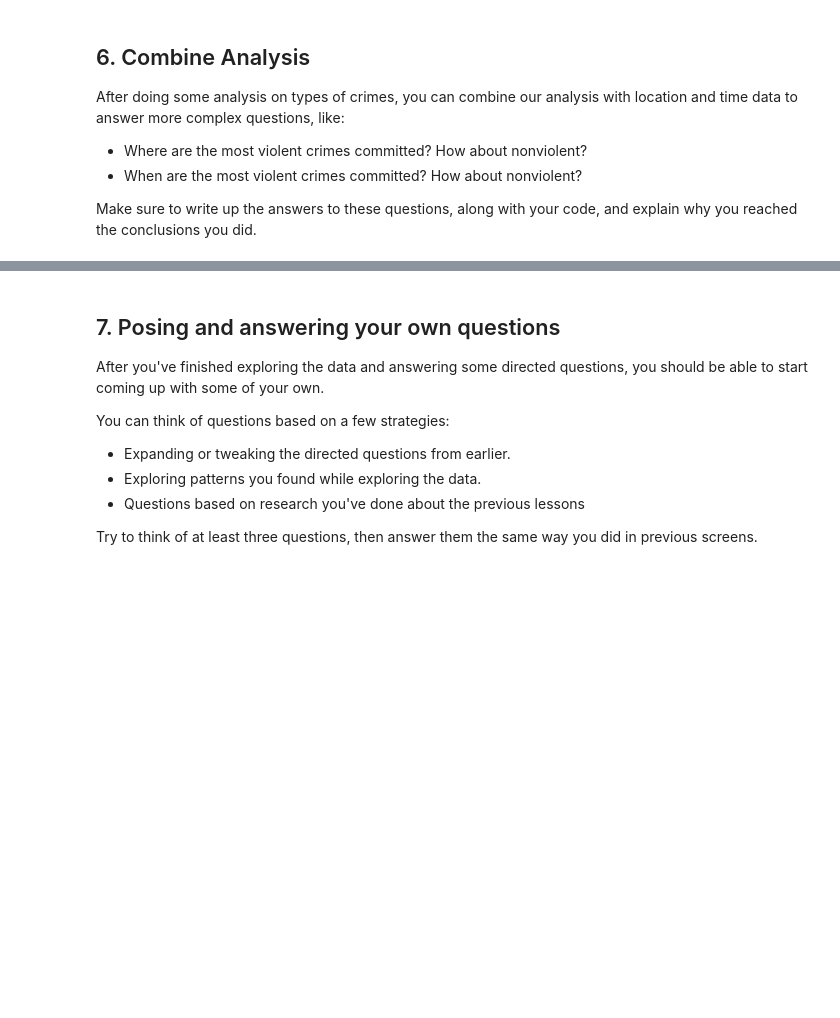
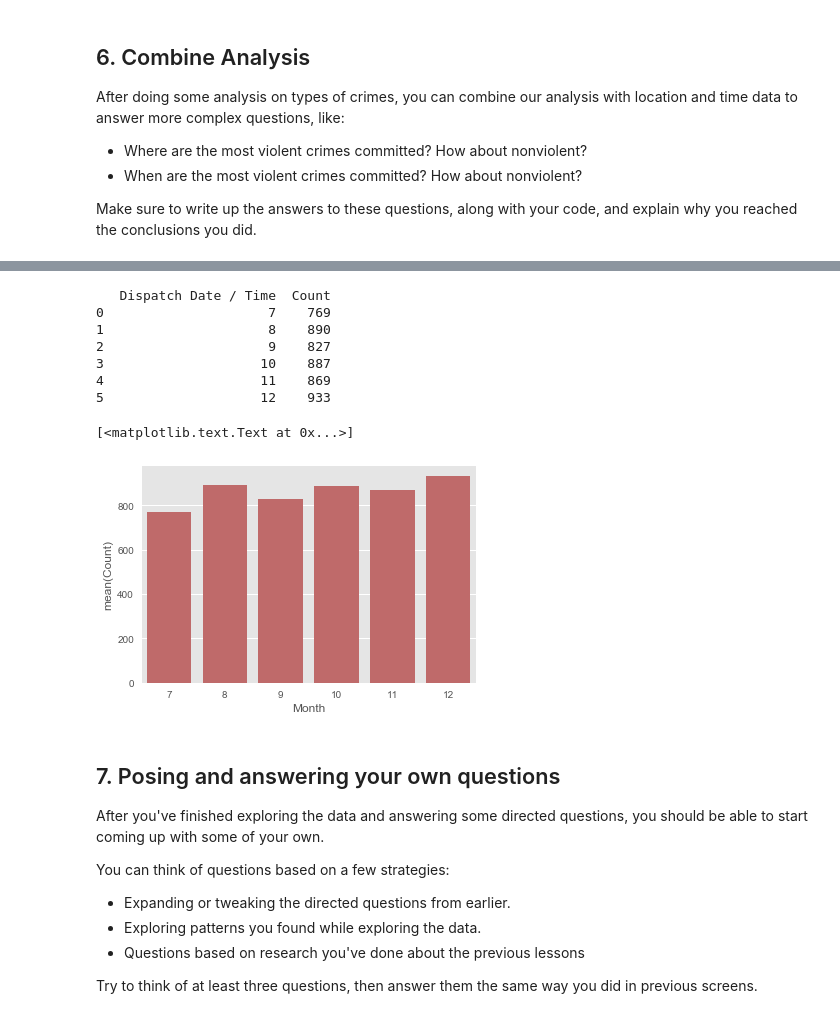
Before and after one commit to adrianabenicio/MontgomeryCrimes, a Jupyter notebook: Project #1 Finding Patterns in Crime.ipynb, the cells around one changed output, grey strips where cells are left out. Drawn from its saved outputs; the diff is of its cells as text; code cells hidden in the pictures; blank space fills up the shorter version.

```diff
--- a/Project #1 Finding Patterns in Crime.ipynb
+++ b/Project #1 Finding Patterns in Crime.ipynb
@@ -482,3 +493,24 @@ sns.barplot(x=most_nonviolent_count_by_area['Police District Number'], y=most_no
+# %%
+# 2) How about nonviolent?
+d_month = pd.to_datetime(crimes['Dispatch Date / Time'])
+month = d_month.dt.month
+most_nonviolent_count_by_time = crimes[crimes["Class Description"].isin(most_nonviolent["Class Description"])].pivot_table(index=month, values=['Incident ID'], aggfunc='count')
+most_nonviolent_count_by_time.rename(columns={'Incident ID':'Count'}, inplace=True)
+most_nonviolent_count_by_time.reset_index(inplace=True) #removing indexes
+print(most_nonviolent_count_by_time)
+
+ax = sns.barplot(x=most_nonviolent_count_by_time['Dispatch Date / Time'], y=most_nonviolent_count_by_time['Count'], color="indianred")
+ax.set(xlabel='Month')
+# %% [output]
+   Dispatch Date / Time  Count
+0                     7    769
+1                     8    890
+2                     9    827
+3                    10    887
+4                    11    869
+5                    12    933
+[<matplotlib.text.Text at 0x...>]
+[figure, added]
 # %% [markdown]
 ## 7. Posing and answering your own questions
 
```
Also changed, not shown: parts of 15 cells of this notebook.
